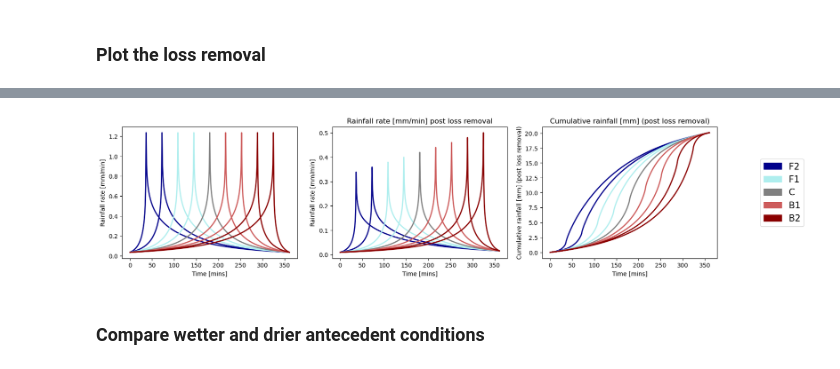
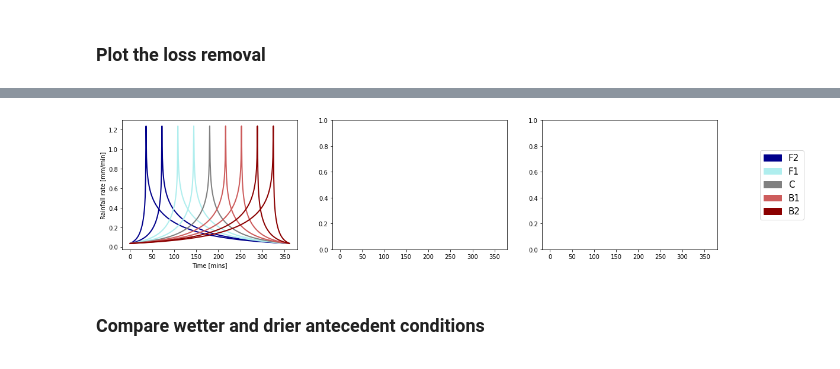
Before and after one commit to masher92/UKCP18, a Jupyter notebook: CatchmentAnalysis/CreateSyntheticRainfallEvents/IdealisedProfiles/ProduceProfiles.ipynb, the cells around one changed output, grey strips where cells are left out. Cells and saved outputs as stored; diff of their text form; code cells hidden in the pictures.

Commit message:
changing plots for BHS presentatio - probs want to revert these changes

```diff
--- a/CatchmentAnalysis/CreateSyntheticRainfallEvents/IdealisedProfiles/ProduceProfiles.ipynb
+++ b/CatchmentAnalysis/CreateSyntheticRainfallEvents/IdealisedProfiles/ProduceProfiles.ipynb
@@ -194,43 +253,43 @@ for axes_number, method in enumerate(methods):
     # Read in data
     pre_loss_removal = pd.read_csv(model_directory + "6hr_100yrRP/PreLossRemoval/{}.csv".format(method), names = ['Time', 'Rainfall'])
     post_loss_removal = pd.read_csv(model_directory + "6hr_100yrRP/PostLossRemoval/{}_urban.csv".format(method))
 
     # Calculate the cumulative rainfall
     post_loss_removal['cumulative_rainfall_this_min'] = post_loss_removal['Total net rain mm (Observed rainfall - 01/08/2022) - urbanised model'].cumsum()
 
     # Plot pre loss removal rainfall rate
     axes[0].plot(np.array(range(total_duration_minutes))+0.5,pre_loss_removal['Rainfall'], color=colors[axes_number], linewidth = 2)
     axes[0].set_xlabel('Time [mins]')
     axes[0].set_ylabel('Rainfall rate [mm/min]')
     #axes[0].set_title('Rainfall rate [mm/min] pre loss removal')
 
     # Plot post loss removal rainfall rate
-    axes[1].plot(np.array(range(total_duration_minutes))+0.5,post_loss_removal['Total net rain mm (Observed rainfall - 01/08/2022) - urbanised model'], color=colors[axes_number], linewidth = 2)
-    axes[1].set_xlabel('Time [mins]')
-    axes[1].set_ylabel('Rainfall rate [mm/min]')
-    axes[1].set_title('Rainfall rate [mm/min] post loss removal')
+#     axes[1].plot(np.array(range(total_duration_minutes))+0.5,post_loss_removal['Total net rain mm (Observed rainfall - 01/08/2022) - urbanised model'], color=colors[axes_number], linewidth = 2)
+#     axes[1].set_xlabel('Time [mins]')
+#     axes[1].set_ylabel('Rainfall rate [mm/min]')
+#     axes[1].set_title('Rainfall rate [mm/min] post loss removal')
 
-    # Plot cumulative rainfall rate
-    axes[2].plot(np.array(range(total_duration_minutes))+0.5,post_loss_removal['cumulative_rainfall_this_min'], color=colors[axes_number], linewidth = 2)
-    axes[2].set_xlabel('Time [mins]')
-    axes[2].set_ylabel('Cumulative rainfall [mm] (post loss removal)')
-    axes[2].set_title('Cumulative rainfall [mm] (post loss removal)')
+#     # Plot cumulative rainfall rate
+#     axes[2].plot(np.array(range(total_duration_minutes))+0.5,post_loss_removal['cumulative_rainfall_this_min'], color=colors[axes_number], linewidth = 2)
+#     axes[2].set_xlabel('Time [mins]')
+#     axes[2].set_ylabel('Cumulative rainfall [mm] (post loss removal)')
+#     axes[2].set_title('Cumulative rainfall [mm] (post loss removal)')
 
     # CHECK WHETHER TOTAL RAINFALL VOLUME IS CONSERVED
     #print("Max rainfall (after loss removal): ", round(post_loss_removal['Total net rain mm (Observed rainfall - 01/08/2022) - urbanised model'].max(),5))
     #print("Max rainfall (before loss removal): ", round(pre_loss_removal['Rainfall'].max(),5))
     max_rainfall_rate_after_loss_removal.append(round(post_loss_removal['Total net rain mm (Observed rainfall - 01/08/2022) - urbanised model'].max(),5))
     #print("Total event rainfall (after loss removal): ", round(post_loss_removal['Total net rain mm (Observed rainfall - 01/08/2022) - urbanised model'].sum(),3))
     #print("Total event rainfall (before loss removal): ", round(pre_loss_removal['Rainfall'].sum(),2))
 
 colors_leg = [ 'darkblue', 'paleturquoise','grey', 'indianred', 'darkred']
 # texts = ['Very front loaded','Front loaded','Centred', 'Black loaded', 'Very back loaded']
 texts = ['F2','F1','C', 'B1', 'B2']
 patches = [ mpatches.Patch(color=colors_leg[i], label="{:s}".format(texts[i]) ) for i in range(len(texts)) ]
 plt.legend(handles=patches, bbox_to_anchor=(1.37, 0.5), loc='center', ncol=1, prop={'size': 15});
 fig.savefig(model_directory + "6hr_100yrRP/PostLossRemoval/Profile_plots.PNG");
 # %% [output]
-[figure, old version]
+[figure, new version]
 # %% [markdown]
 ### Compare wetter and drier antecedent conditions
 # %%
```
Also changed, not shown: parts of 6 cells of this notebook, 3 other files.
